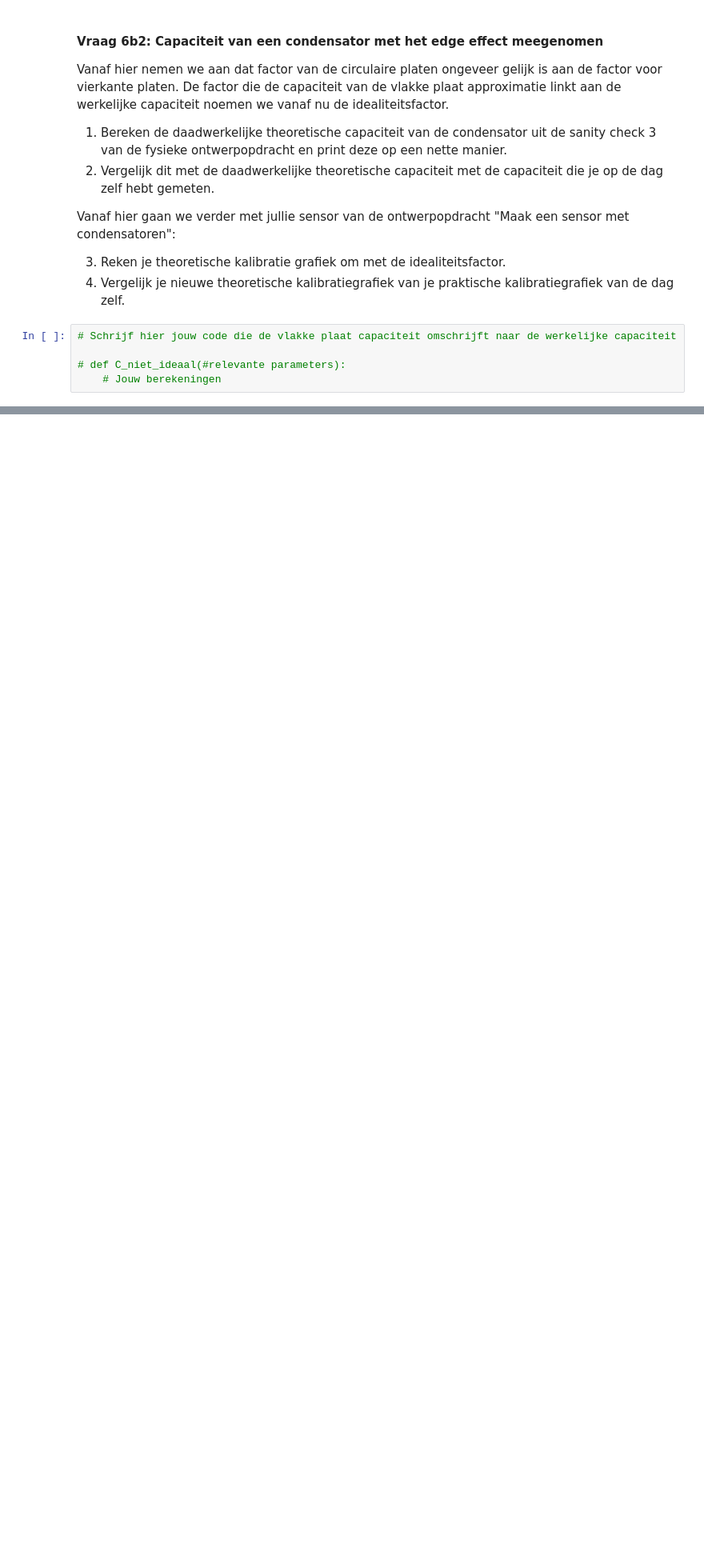
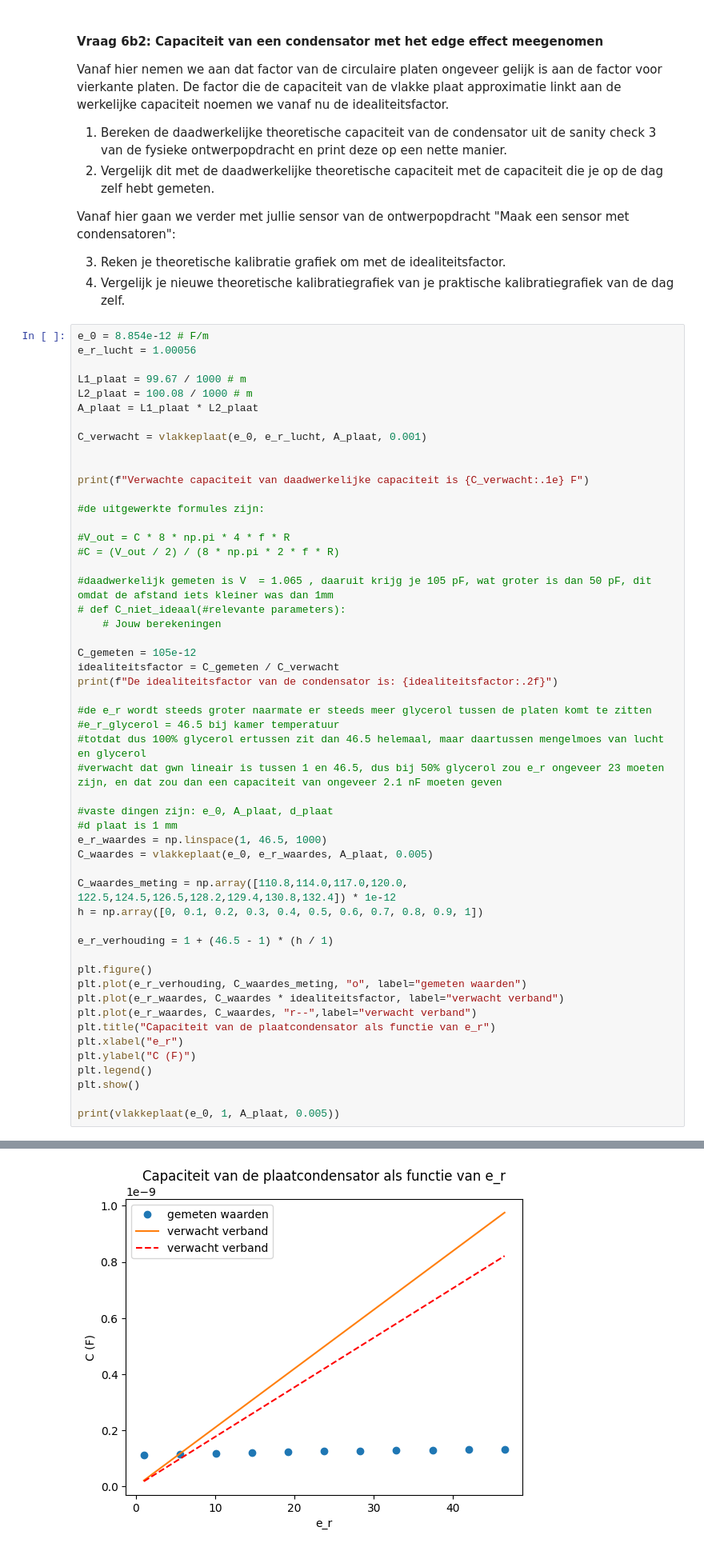
Before and after one commit to wobsen/opdrachten-DEF-D, a Jupyter notebook: DigitaleOntwerpopdrachten/1CondensatorOpdracht/CondensatorOntwerpopdracht.ipynb, the cells around one changed output, grey strips where cells are left out. Shown at 80% size. Drawn from its saved outputs; the diff is of its cells as text; blank space fills up the shorter version.

Commit message:
kleine changes nog

```diff
--- a/DigitaleOntwerpopdrachten/1CondensatorOpdracht/CondensatorOntwerpopdracht.ipynb
+++ b/DigitaleOntwerpopdrachten/1CondensatorOpdracht/CondensatorOntwerpopdracht.ipynb
@@ -901,7 +902,55 @@ Vanaf hier gaan we verder met jullie sensor van de ontwerpopdracht "Maak een sen
 3. Reken je theoretische kalibratie grafiek om met de idealiteitsfactor.
 4. Vergelijk je nieuwe theoretische kalibratiegrafiek van je praktische kalibratiegrafiek van de dag zelf.
 # %%
-# Schrijf hier jouw code die de vlakke plaat capaciteit omschrijft naar de werkelijke capaciteit
+e_0 = 8.854e-12 # F/m
+e_r_lucht = 1.00056
 
+L1_plaat = 99.67 / 1000 # m
+L2_plaat = 100.08 / 1000 # m
+A_plaat = L1_plaat * L2_plaat
+
+C_verwacht = vlakkeplaat(e_0, e_r_lucht, A_plaat, 0.001)
+
+
+print(f"Verwachte capaciteit van daadwerkelijke capaciteit is {C_verwacht:.1e} F")
+
+#de uitgewerkte formules zijn:
+
+#V_out = C * 8 * np.pi * 4 * f * R
+#C = (V_out / 2) / (8 * np.pi * 2 * f * R)
+
+#daadwerkelijk gemeten is V  = 1.065 , daaruit krijg je 105 pF, wat groter is dan 50 pF, dit omdat de afstand iets kleiner was dan 1mm
 # def C_niet_ideaal(#relevante parameters):
     # Jouw berekeningen
+
+C_gemeten = 105e-12
+idealiteitsfactor = C_gemeten / C_verwacht
+print(f"De idealiteitsfactor van de condensator is: {idealiteitsfactor:.2f}")
+
+#de e_r wordt steeds groter naarmate er steeds meer glycerol tussen de platen komt te zitten
+#e_r_glycerol = 46.5 bij kamer temperatuur
+#totdat dus 100% glycerol ertussen zit dan 46.5 helemaal, maar daartussen mengelmoes van lucht en glycerol
+#verwacht dat gwn lineair is tussen 1 en 46.5, dus bij 50% glycerol zou e_r ongeveer 23 moeten zijn, en dat zou dan een capaciteit van ongeveer 2.1 nF moeten geven
+
+#vaste dingen zijn: e_0, A_plaat, d_plaat
+#d plaat is 1 mm
+e_r_waardes = np.linspace(1, 46.5, 1000)
+C_waardes = vlakkeplaat(e_0, e_r_waardes, A_plaat, 0.005)
+
+C_waardes_meting = np.array([110.8,114.0,117.0,120.0, 122.5,124.5,126.5,128.2,129.4,130.8,132.4]) * 1e-12
+h = np.array([0, 0.1, 0.2, 0.3, 0.4, 0.5, 0.6, 0.7, 0.8, 0.9, 1])
+
+e_r_verhouding = 1 + (46.5 - 1) * (h / 1)
+
+plt.figure()
+plt.plot(e_r_verhouding, C_waardes_meting, "o", label="gemeten waarden")
+plt.plot(e_r_waardes, C_waardes * idealiteitsfactor, label="verwacht verband")
+plt.plot(e_r_waardes, C_waardes, "r--",label="verwacht verband")
+plt.title("Capaciteit van de plaatcondensator als functie van e_r")
+plt.xlabel("e_r")
+plt.ylabel("C (F)")
+plt.legend()
+plt.show()
+
+print(vlakkeplaat(e_0, 1, A_plaat, 0.005))
+# %% [output]
@@ -907,0 +959 @@ Vanaf hier gaan we verder met jullie sensor van de ontwerpopdracht "Maak een sen
+[figure, added]
```
Also changed, not shown: parts of 7 cells of this notebook.
